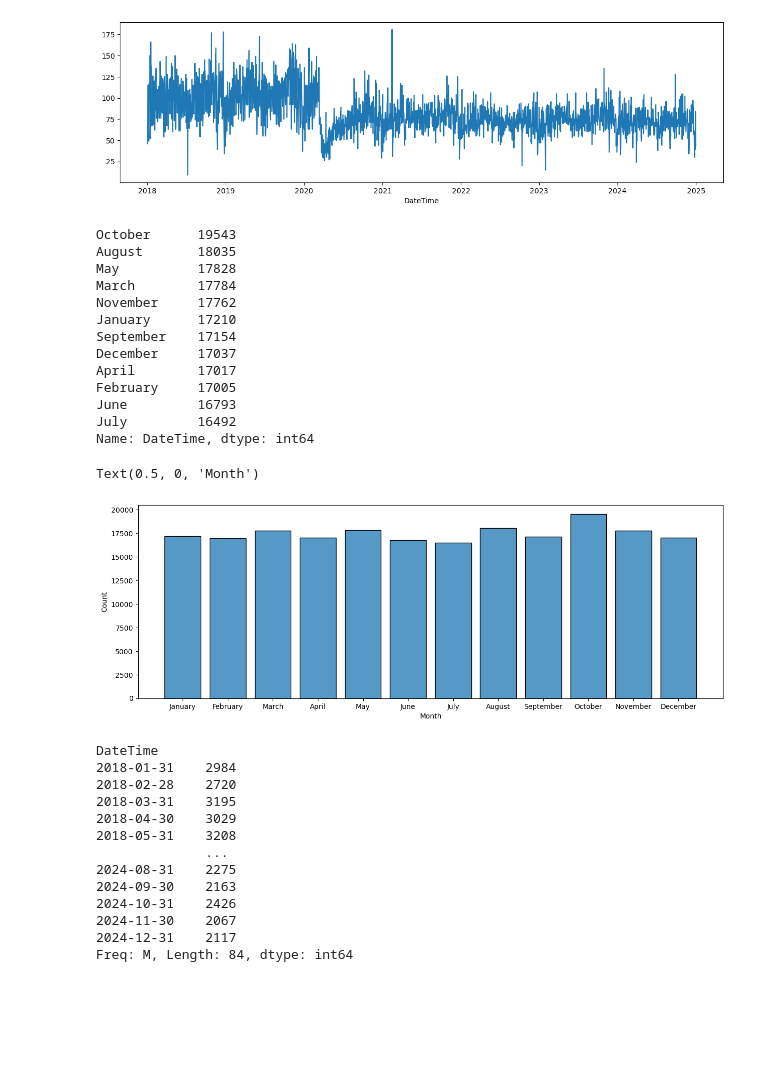
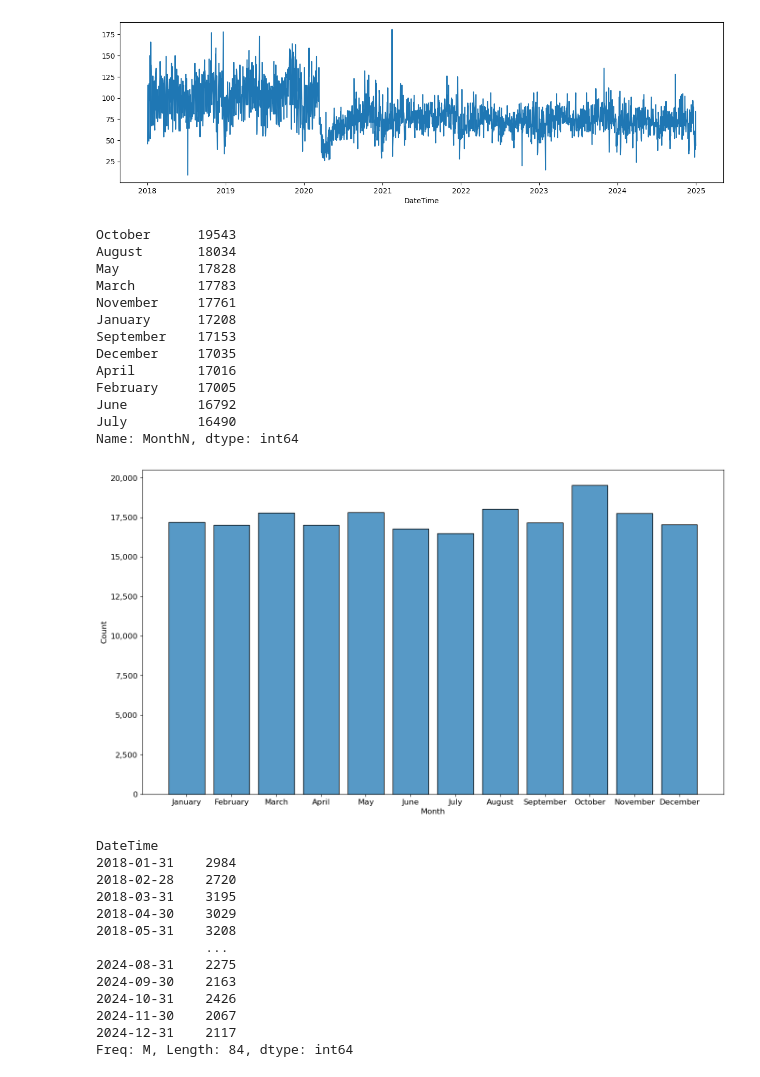
Before and after one commit to essetetsahai/nashville_traffic, a Jupyter notebook: notebooks/traffic_notebook.ipynb, the cells around one changed output. Drawn from its saved outputs; the diff is of its cells as text; code cells hidden in the pictures; blank space fills up the shorter version.

Commit message:
Cleaning graphs

```diff
--- a/notebooks/traffic_notebook.ipynb
+++ b/notebooks/traffic_notebook.ipynb
@@ -289,6 +283,6 @@ df.loc[high_na['idx']].iloc[:, 15:28]
 # %%
 #checking all df for rows with high counts of missing values
 row_na_ct = pd.DataFrame(df.isna().sum(axis=1)).reset_index()
-row_na_ct.columns = ['idx', 'na_ct']
-row_na_ct[row_na_ct.na_ct >= 10]
+row_na_ct.columns = ['index', 'missing_fields']
+row_na_ct[row_na_ct.missing_fields > 10]
 # %% [output]
@@ -316,2 +294,5 @@ len(row_na_ct[row_na_ct.na_ct >= 10])
 # %%
-#31 rows that have atleast 10 missing values
+#10 rows that have at least 10 missing values
+#looking at 10 rows and what fields are missing
+index_list = row_na_ct[row_na_ct.missing_fields > 10]['index']
+df.loc[index_list].iloc[:, 0:14]
@@ -343,0 +305,3 @@ df[df.index.isin(df[df['Hit and Run'].isna()].isna().sum(axis=1).index)]
+# %%
+#dropping above rows since they also give minimal info
+df = df.drop(index_list)
@@ -586,0 +516,6 @@ Name: Count, dtype: float64
+# %%
+#Add a month field
+df['MonthN'] = df['DateTime'].dt.month_name()
+df['Month'] = df['DateTime'].dt.month
+
+df[['DateTime', 'MonthN', 'Month']].head()
@@ -598,28 +542,35 @@ sns.lineplot(x = daily_ct.index, y=daily_ct.values)
 <Axes: xlabel='DateTime'>
 [figure]
 # %%
-df2['DateTime'].dt.month_name().value_counts()
+dfpre25['MonthN'].value_counts()
 # %% [output]
 October      19543
-August       18035
+August       18034
 May          17828
-March        17784
-November     17762
-January      17210
-September    17154
-December     17037
-April        17017
+March        17783
+November     17761
+January      17208
+September    17153
+December     17035
+April        17016
 February     17005
-June         16793
-July         16492
-Name: DateTime, dtype: int64
+June         16792
+July         16490
+Name: MonthN, dtype: int64
 # %%
-plt.figure(figsize = (15, 5))
+plt.figure(figsize = (16,9))
 sns.histplot(data=df2['DateTime'].sort_values().dt.month_name(), shrink = 0.8)
-plt.xlabel('Month')
+plt.xlabel('Month', fontsize=12)
+
+ytk =  np.arange(0, 20001, 2500)
+ylb = [f'{i:,}' for i in np.arange(0, 20001, 2500)]
+plt.yticks(ytk, ylb, fontsize =12)
+plt.xticks(fontsize =12)
+plt.ylabel('Count', fontsize = 12)
+#plt.show()
+#plt.savefig('../viz/Accident_Ct_By_Month.png')
 # %% [output]
-Text(0.5, 0, 'Month')
-[figure, old version]
+[figure, new version]
 # %%
 #Count by each month of every year
 monthly_ct = df2.groupby(pd.Grouper(key = 'DateTime', freq = 'M')).size()
```
Also changed, not shown: parts of 34 cells of this notebook.
